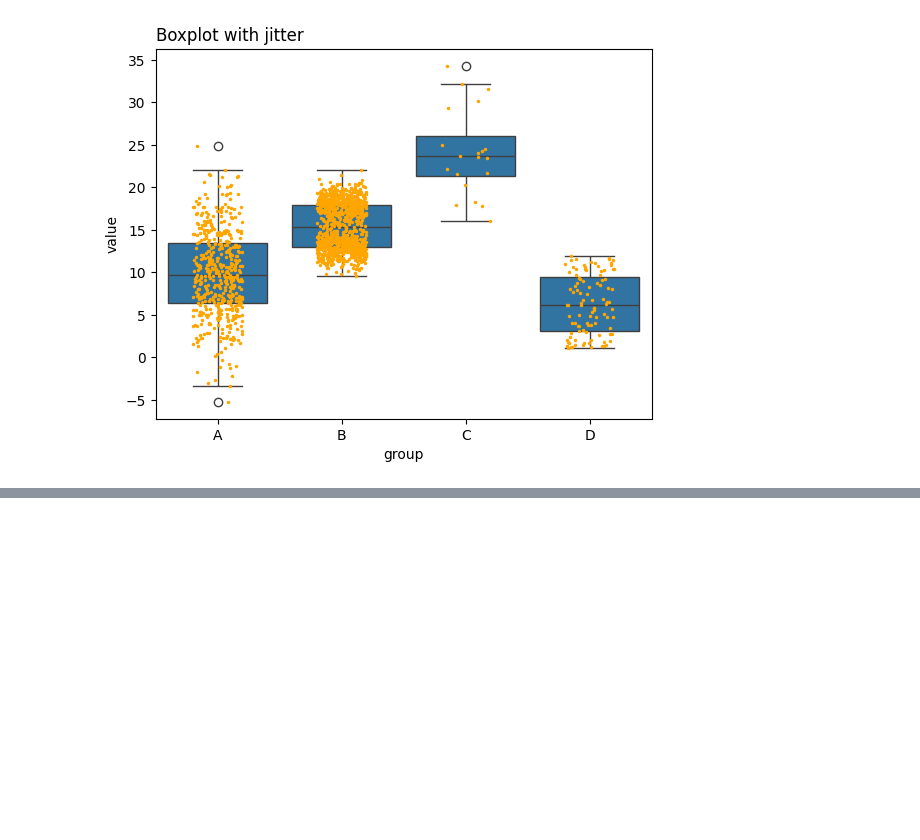
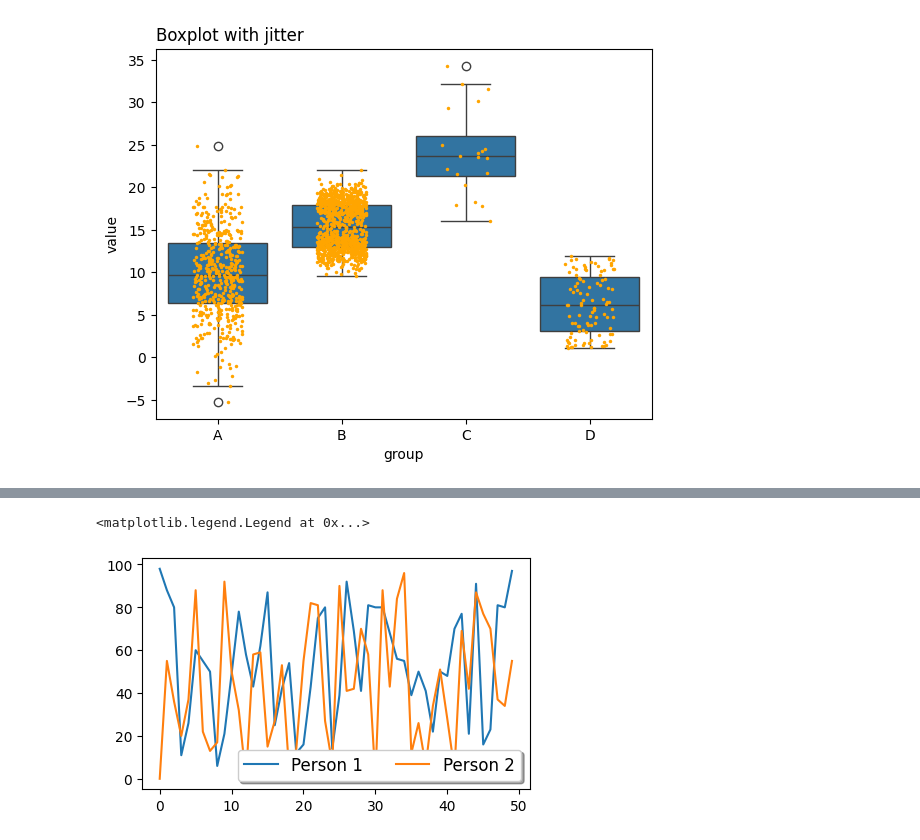
Before and after one commit to amera6/visualization, a Jupyter notebook: 02_activities/assignments/participation/assignment-1.ipynb, the cells around one changed output, grey strips where cells are left out. Cells and saved outputs as stored; diff of their text form; code cells hidden in the pictures; blank space fills up the shorter version.

```diff
--- a/02_activities/assignments/participation/assignment-1.ipynb
+++ b/02_activities/assignments/participation/assignment-1.ipynb
@@ -169,0 +225,13 @@ I think the one weakness of this visualization is its ability to convey its mess
+# %%
+# Modifying the legend
+fig, ax = plt.subplots(figsize=(5, 3))
+ax.plot(x,y1, label = "Person 1")
+ax.plot(x,y2, label = "Person 2")
+ax.legend(loc='lower right',
+    frameon = True, # add frame
+    fontsize = 12, # font size
+    ncol = 2, # number of columns
+    shadow = True )
+# %% [output]
+<matplotlib.legend.Legend at 0x...>
+[figure, added]
```
Also changed, not shown: parts of 42 cells of this notebook, 1 other file.
